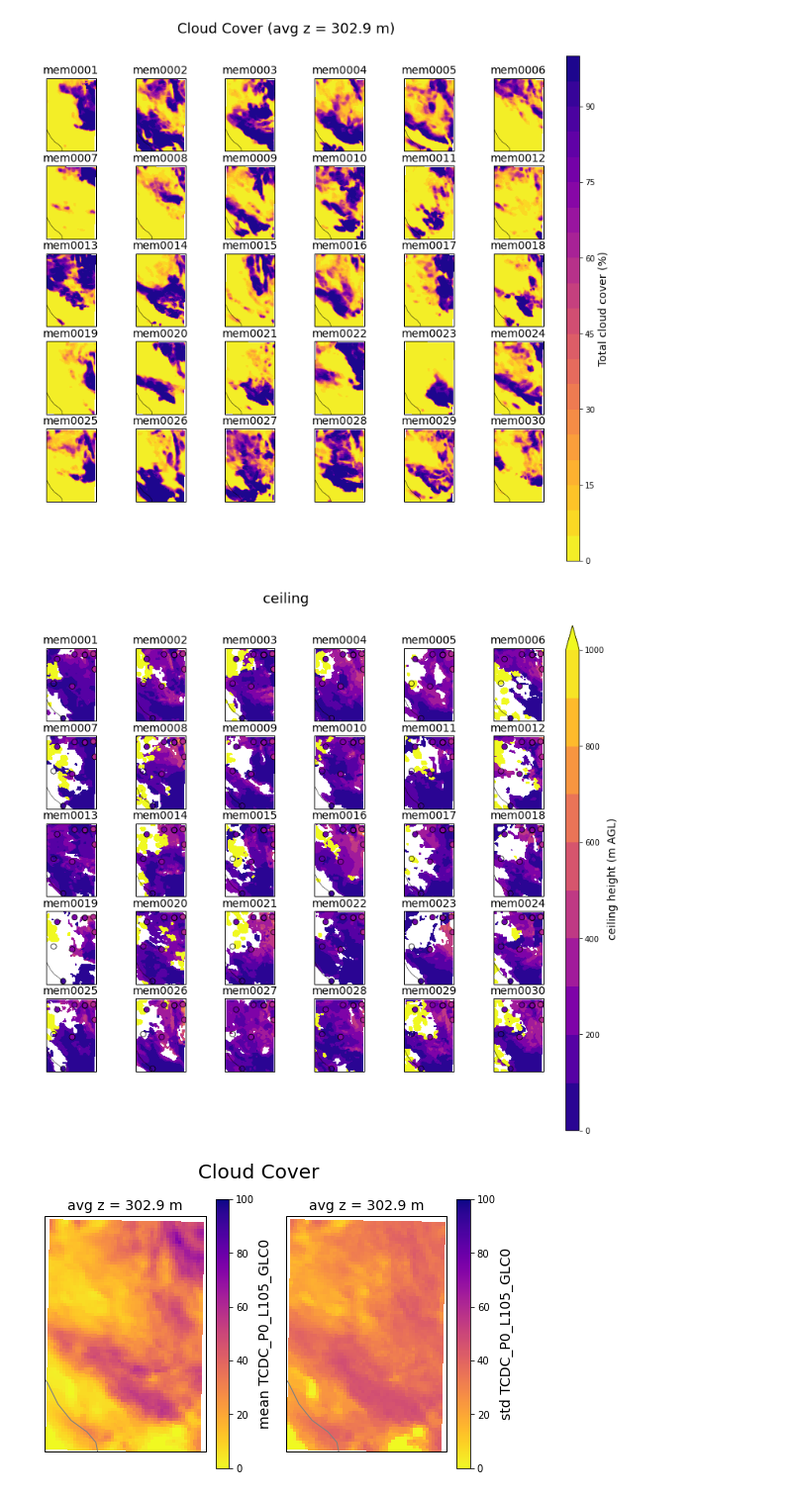
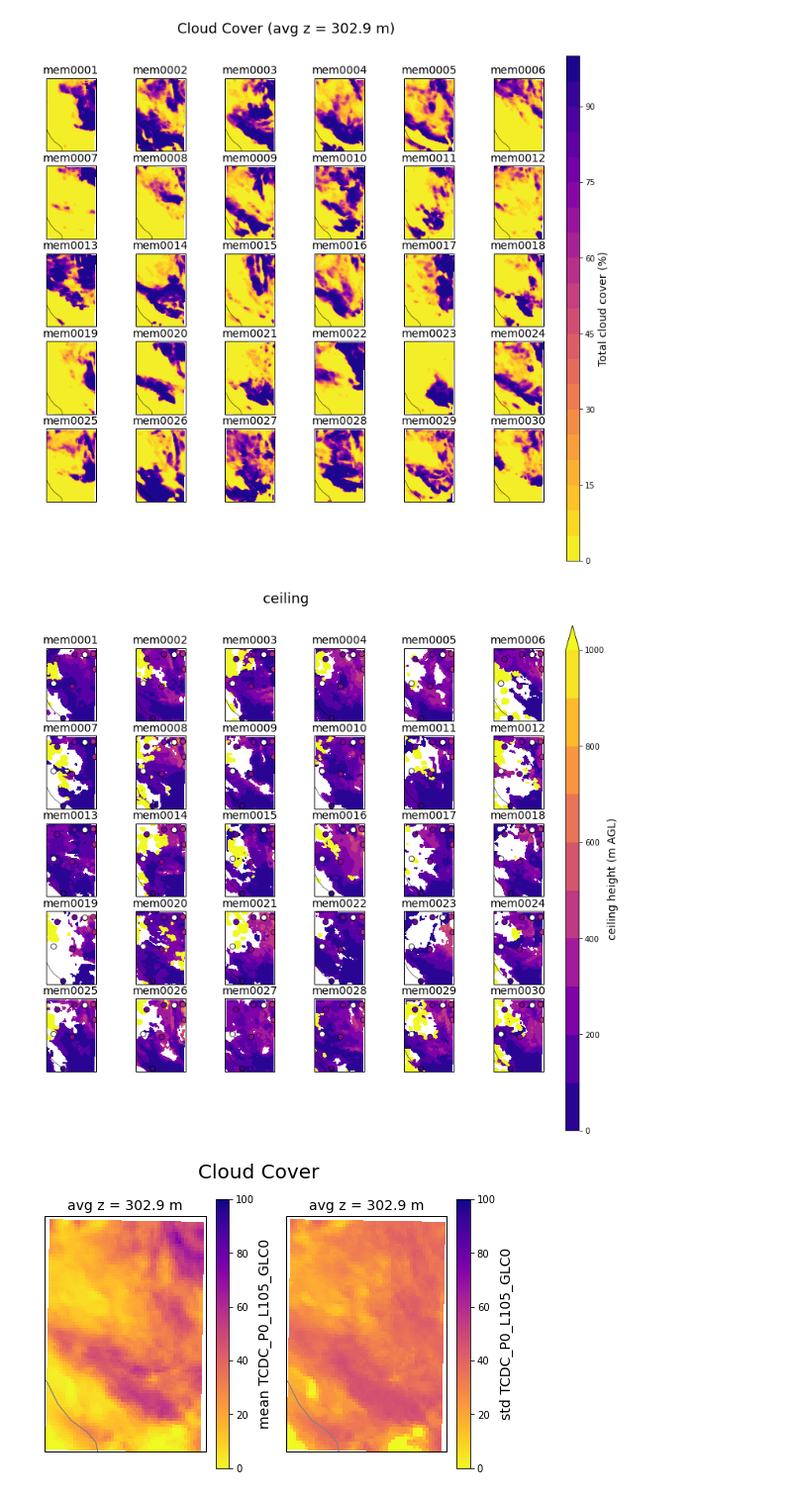
Before and after one commit to ShawnMurdzek-NOAA/py_scripts, a Jupyter notebook: cloud_da/probing_rrfs_ensemble.ipynb, the cells around one changed output. Shown: that part at 99% size. Cells and saved outputs as stored; diff of their text form; code cells hidden in the pictures.

Commit message:
Fix how ob ceilings are handled and set ob no ceilings to be white

```diff
--- a/cloud_da/probing_rrfs_ensemble.ipynb
+++ b/cloud_da/probing_rrfs_ensemble.ipynb
@@ -243,14 +197,14 @@ computing ceiling AGL heights for mem0029
 computing ceiling AGL heights for mem0030
 # %%
 """
-Remove Obs With Missing Ceilings, Then Set No Ceiling to NaN
+Remove Obs With Missing Ceilings, Then Set No Ceiling to -1
 """
 
 bufr_no_ceil = 2e4
 
 ens_obj.verif_obs.df = ens_obj.verif_obs.df.loc[~np.isnan(ens_obj.verif_obs.df['CEILING'])]
 ens_obj.verif_obs.df.reset_index(inplace=True, drop=True)
-ens_obj.verif_obs.df.loc[np.isclose(ens_obj.verif_obs.df['CEILING'], bufr_no_ceil), 'CEILING'] = np.nan
+ens_obj.verif_obs.df.loc[np.isclose(ens_obj.verif_obs.df['CEILING'], bufr_no_ceil), 'CEILING'] = -1
 # %% [markdown]
 # Plotting Cells
 # %%
@@ -287,37 +241,41 @@ plt.savefig(save_fname)
 Make horizontal cross section postage stamp plots: Ceilings (with BUFR obs)
 """
 
 # Field name and colorbar limits/colormap. Set klvl to NaN if 2D field
 upp_field = ceil_names[0]
 save_fname = '{d}/postage_stamp_ceil_{tag}.png'.format(d=out_dir, tag=save_tag)
 title = ceil_names[0]
 klvl = np.nan
-cmap = 'plasma'
 clevels = np.arange(0, 1000.1, 100)
 extend = 'max'
 
 bufr_field = 'CEILING'
 bufr_subset = ['ADPSFC']
-bufr_nonan = 'TOB'     # Only use a row if this obs is not NaN
+bufr_nonan = np.nan     # Only use a row if this obs is not NaN (set to NaN to not use)
 
 nrows = 5
 ncols = 6
 figsize = (12, 10)
 
 ###
 
+# Create colormap with "no ceiling" obs (-1) in white
+
+cmap = copy.copy(matplotlib.cm.plasma)
+cmap.set_under('white')
+
 # Make plot
 
 fig = ens_obj.postage_stamp_contourf(upp_field, nrows, ncols, klvl=klvl, figsize=figsize, title=title,
                                      plt_kw={'ingest_kw':{'zind':[klvl]},
                                              'cntf_kw':{'cmap':cmap, 'levels':clevels, 'extend':extend}})
-ens_obj.plot_bufr_obs(fig.get_axes()[:-1], bufr_field, bufr_subset, bufr_nonan,
+ens_obj.plot_bufr_obs(fig.get_axes()[:-1], bufr_field, bufr_subset, nonan_field=bufr_nonan,
                       scatter_kw={'cmap':cmap, 'vmin':clevels[0], 'vmax':clevels[-1],
                                   'edgecolors':'k', 'linewidths':0.75, 's':50})
 
 plt.savefig(save_fname)
 # %% [output]
-[figure, old version]
+[figure, new version]
 # %%
 """
 Plot Ensemble Mean and Standard Deviation
```
Also changed, not shown: parts of 3 cells of this notebook.
